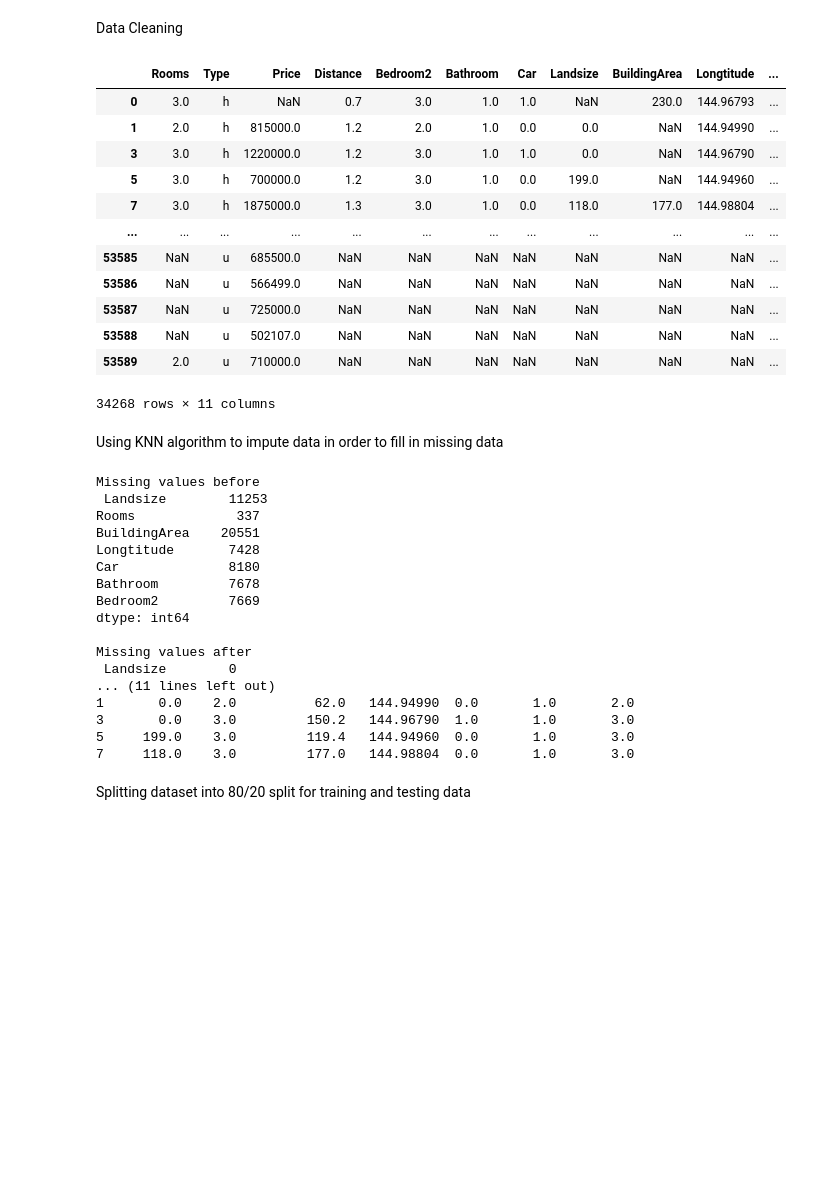
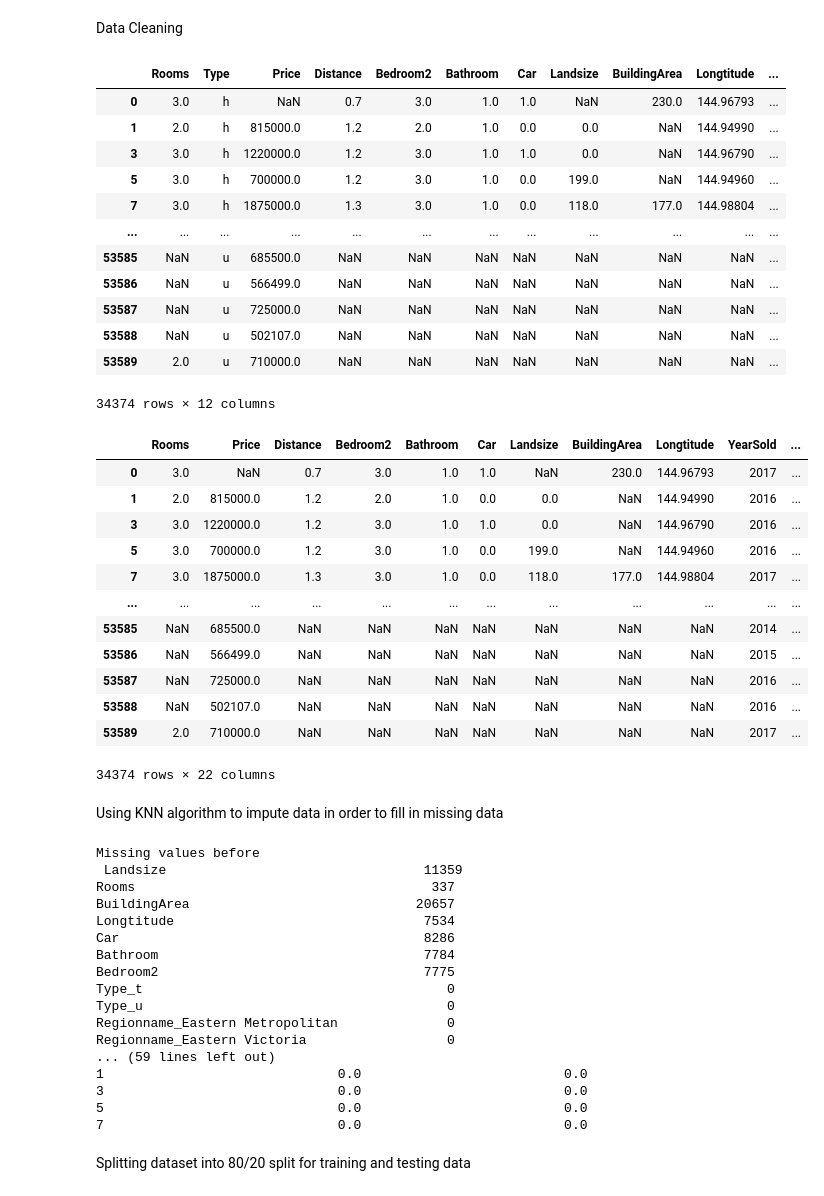
Before and after one commit to Thomaspeacock-studio/HousingPriceMachineLearningModel, a Jupyter notebook: main.ipynb, the cells around one changed output. Drawn from its saved outputs; the diff is of its cells as text; code cells hidden in the pictures; blank space fills up the shorter version.

```diff
--- a/main.ipynb
+++ b/main.ipynb
@@ -64,7 +64,7 @@ Merged_Data['Rooms'] = Merged_Data['Rooms'].fillna(2.6)
 Merged_Data['Price'] = Merged_Data['Price'].fillna(Merged_Data['Median_Price'])
 
 # Drop irrelevant trasnfered columns and drop duplicate records
-data = Merged_Data.drop(["Lattitude", "KeyID","Suburb","Address", "Method","Regionname","SellerG","Postcode", "YearBuilt", "CouncilArea","Transaction_Count","Propertycount"], axis = 1)
+data = Merged_Data.drop(["Lattitude", "KeyID","Suburb","Address", "Method","SellerG","Postcode", "YearBuilt", "CouncilArea","Transaction_Count","Propertycount"], axis = 1)
 data.drop(columns=['Date','Median_Price'],inplace=True)
 data.drop_duplicates(inplace = True)
 data
@@ -81,13 +81,34 @@ data
 | 53587 | NaN | u | 725000.0 | NaN | NaN | NaN | NaN | NaN | NaN | NaN | ... |
 | 53588 | NaN | u | 502107.0 | NaN | NaN | NaN | NaN | NaN | NaN | NaN | ... |
 | 53589 | 2.0 | u | 710000.0 | NaN | NaN | NaN | NaN | NaN | NaN | NaN | ... |
-34268 rows × 11 columns
+34374 rows × 12 columns
+# %%
+#Encoding the Type into a binary format. H = house, T = townhouse, U = unit
+#We could encode the suburb into a binary format. probably a better way to do this but not sure. Location is surely correlated to price.
+#Perhaps we should use distance to CBD instead?
+data = pd.get_dummies(data, columns = ["Type","Regionname"])
+data
+# %% [output]
+|  | Rooms | Price | Distance | Bedroom2 | Bathroom | Car | Landsize | BuildingArea | Longtitude | YearSold | ... |
+| 0 | 3.0 | NaN | 0.7 | 3.0 | 1.0 | 1.0 | NaN | 230.0 | 144.96793 | 2017 | ... |
+| 1 | 2.0 | 815000.0 | 1.2 | 2.0 | 1.0 | 0.0 | 0.0 | NaN | 144.94990 | 2016 | ... |
+| 3 | 3.0 | 1220000.0 | 1.2 | 3.0 | 1.0 | 1.0 | 0.0 | NaN | 144.96790 | 2016 | ... |
+| 5 | 3.0 | 700000.0 | 1.2 | 3.0 | 1.0 | 0.0 | 199.0 | NaN | 144.94960 | 2016 | ... |
+| 7 | 3.0 | 1875000.0 | 1.3 | 3.0 | 1.0 | 0.0 | 118.0 | 177.0 | 144.98804 | 2017 | ... |
+| ... | ... | ... | ... | ... | ... | ... | ... | ... | ... | ... | ... |
+| 53585 | NaN | 685500.0 | NaN | NaN | NaN | NaN | NaN | NaN | NaN | 2014 | ... |
+| 53586 | NaN | 566499.0 | NaN | NaN | NaN | NaN | NaN | NaN | NaN | 2015 | ... |
+| 53587 | NaN | 725000.0 | NaN | NaN | NaN | NaN | NaN | NaN | NaN | 2016 | ... |
+| 53588 | NaN | 502107.0 | NaN | NaN | NaN | NaN | NaN | NaN | NaN | 2016 | ... |
+| 53589 | 2.0 | 710000.0 | NaN | NaN | NaN | NaN | NaN | NaN | NaN | 2017 | ... |
+34374 rows × 22 columns
 # %% [markdown]
 Using KNN algorithm to impute data in order to fill in missing data
 # %%
 # Use data except for columns price and type since type is string while price is the dependent variable
-knn_dataset = data.drop(['Price', 'Type'], axis=1)
-Missing_Columns = ['Landsize', 'Rooms', 'BuildingArea','Longtitude','Car','Bathroom','Bedroom2']
+knn_dataset = data.drop(['Price'], axis=1)
+Missing_Columns = ['Landsize', 'Rooms', 'BuildingArea','Longtitude','Car','Bathroom','Bedroom2','Type_t','Type_u'
+                   ,'Regionname_Eastern Metropolitan','Regionname_Eastern Victoria','Regionname_Northern Metropolitan','Regionname_Northern Victoria','Regionname_South-Eastern Metropolitan','Regionname_Southern Metropolitan','Regionname_Western Metropolitan','Regionname_Western Victoria']
 imputer = KNNImputer(n_neighbors=5)
 print("Missing values before\n", data[Missing_Columns].isnull().sum(),"\n")
 
@@ -110,19 +131,19 @@ data.dropna(inplace=True)
 data.to_csv("processed_data/CombinedProcessedData.csv", encoding='utf-8', index=False)
 # %% [output]
 Missing values before
- Landsize        11253
-Rooms             337
-BuildingArea    20551
-Longtitude       7428
-Car              8180
-Bathroom         7678
-Bedroom2         7669
-dtype: int64
-
-Missing values after
- Landsize        0
-... (11 lines left out)
-1       0.0    2.0          62.0   144.94990  0.0       1.0       2.0
-3       0.0    3.0         150.2   144.96790  1.0       1.0       3.0
-5     199.0    3.0         119.4   144.94960  0.0       1.0       3.0
-7     118.0    3.0         177.0   144.98804  0.0       1.0       3.0
+ Landsize                                 11359
+Rooms                                      337
+BuildingArea                             20657
+Longtitude                                7534
+Car                                       8286
+Bathroom                                  7784
+Bedroom2                                  7775
+Type_t                                       0
+Type_u                                       0
+Regionname_Eastern Metropolitan              0
+Regionname_Eastern Victoria                  0
+... (59 lines left out)
+1                              0.0                          0.0
+3                              0.0                          0.0
+5                              0.0                          0.0
+7                              0.0                          0.0
```
Also changed, not shown: parts of 7 cells of this notebook, 2 other files.
